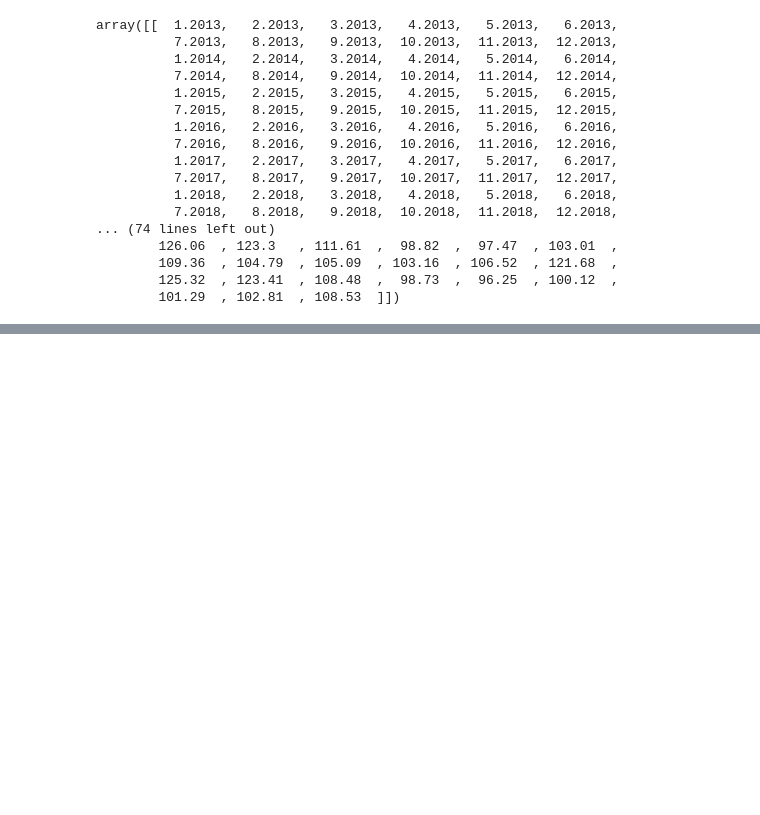
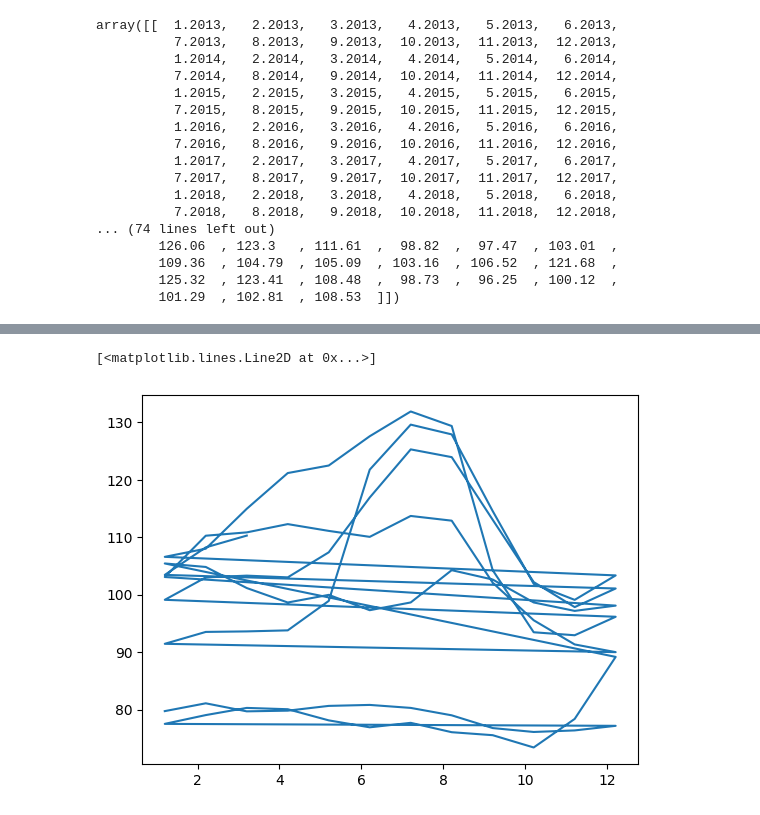
Before and after one commit to MangoBuwu/Numpy_Alura, a Jupyter notebook: Numpy.ipynb, the cells around one changed output, grey strips where cells are left out. Saved outputs shown, nothing was run; the diff lists cells and outputs as text; code cells hidden in the pictures; blank space fills up the shorter version.

```diff
--- a/Numpy.ipynb
+++ b/Numpy.ipynb
@@ -51,0 +126,5 @@ np.loadtxt(url_df,delimiter=',', usecols=np.arange(1,88,1))
+# %%
+plt.plot(fechas,precios[:,0])
+# %% [output]
+[<matplotlib.lines.Line2D at 0x...>]
+[figure, added]
```
Also changed, not shown: parts of 13 cells of this notebook.
